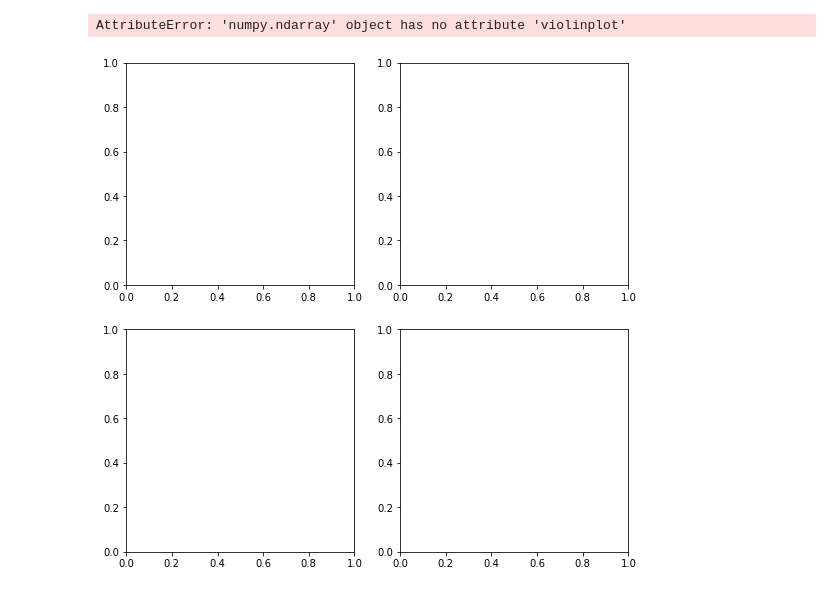
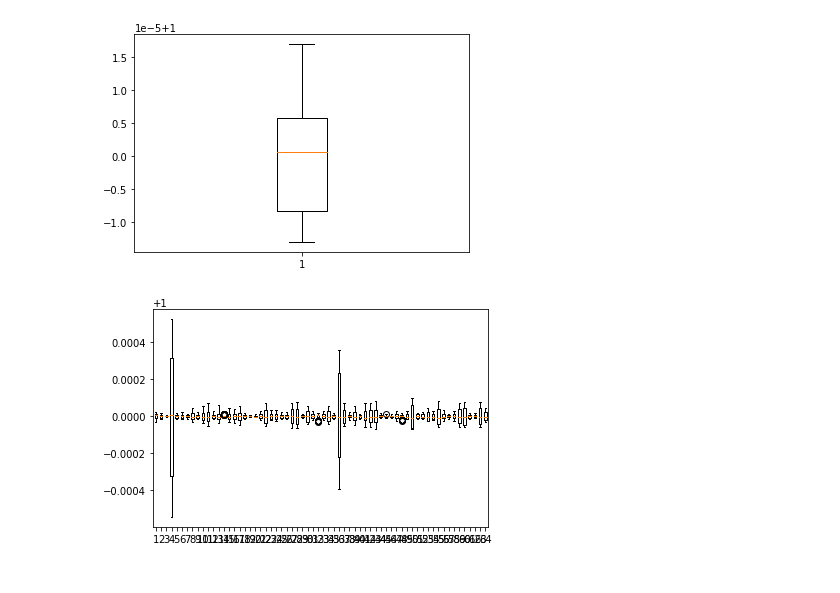
Before and after one commit to freq0ut/python-boxplot-charts, a Jupyter notebook: Kato_OCV_Grr_Plots.ipynb, the cells around one changed output. Saved outputs shown, nothing was run; the diff lists cells and outputs as text; code cells hidden in the pictures.

```diff
--- a/Kato_OCV_Grr_Plots.ipynb
+++ b/Kato_OCV_Grr_Plots.ipynb
@@ -35,20 +23,11 @@ plt.violinplot([celldata.CELL1], showmeans=True, showmedians=True)
-# %%
-fig, axes = plt.subplots(nrows=2, ncols=2, figsize=(9, 9))
-
-dataset1 = celldata.CELL1.astype(np.float)
-dataset2 = celldata.CELL2.astype(np.float)
-dataset3 = celldata.CELL3.astype(np.float)
-dataset4 = celldata.CELL4.astype(np.float)
-
-axes[0].violinplot(list(dataset1), showmeans=True, showmedians=True)
-axes[1].violinplot(list(dataset2), showmeans=True, showmedians=True)
-axes[2].violinplot(list(dataset3), showmeans=True, showmedians=True)
-axes[3].violinplot(list(dataset4), showmeans=True, showmedians=True)
-
-plt.show()
-# %% [output]
-AttributeError: 'numpy.ndarray' object has no attribute 'violinplot'
-[figure, removed]
+# %%
+plt.boxplot([celldata.CELL2]);
+# %% [output]
+[figure, added]
+# %%
+plt.boxplot(celldata);
+# %% [output]
+[figure, added]
 # %%
 names = list(celldata.columns)
 
```
Also changed, not shown: parts of 5 cells of this notebook.
